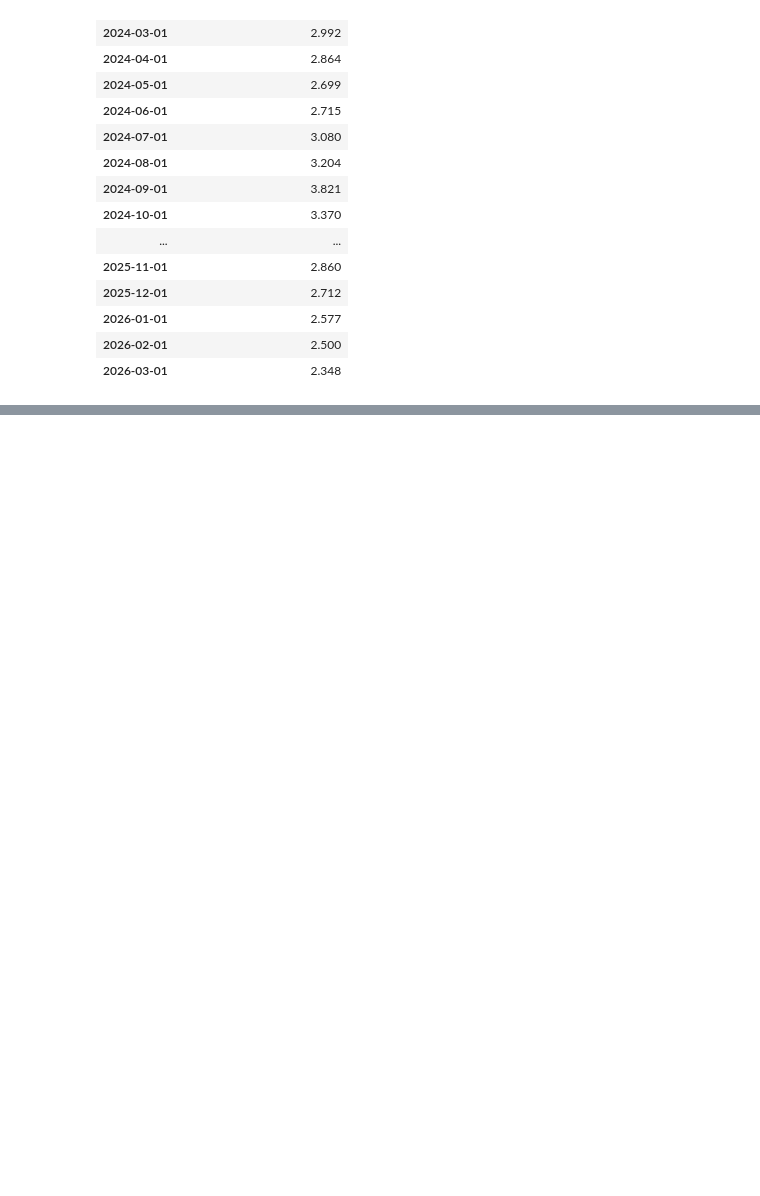
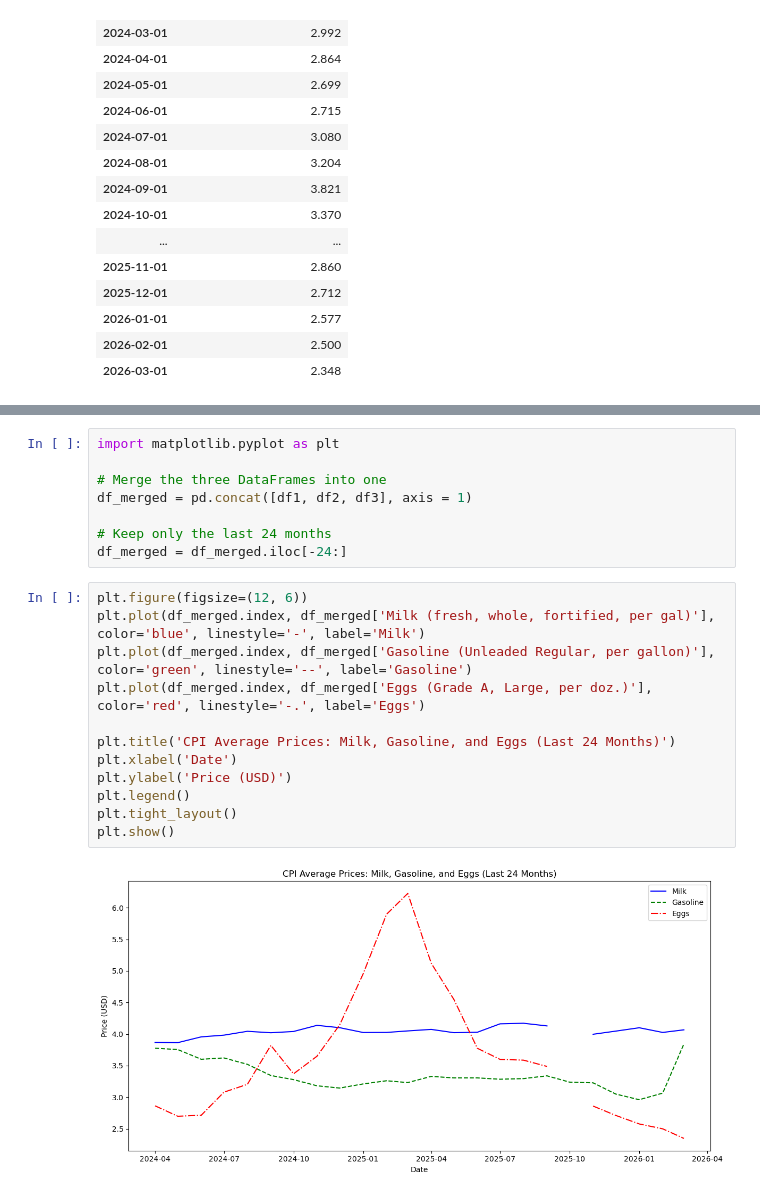
Before and after one commit to 97Peipei/QMSS-GR5072-Spring2026-HWs, a Jupyter notebook: homework-5-main/HU PEIPEI/HW05.ipynb, the cells around one changed output, grey strips where cells are left out. Saved outputs shown, nothing was run; the diff lists cells and outputs as text; blank space fills up the shorter version.

```diff
--- a/homework-5-main/HU PEIPEI/HW05.ipynb
+++ b/homework-5-main/HU PEIPEI/HW05.ipynb
@@ -163,0 +166,22 @@ Status: REQUEST_SUCCEEDED
+# %%
+import matplotlib.pyplot as plt
+
+# Merge the three DataFrames into one
+df_merged = pd.concat([df1, df2, df3], axis = 1)
+
+# Keep only the last 24 months
+df_merged = df_merged.iloc[-24:]
+# %%
+plt.figure(figsize=(12, 6))
+plt.plot(df_merged.index, df_merged['Milk (fresh, whole, fortified, per gal)'], color='blue', linestyle='-', label='Milk')
+plt.plot(df_merged.index, df_merged['Gasoline (Unleaded Regular, per gallon)'], color='green', linestyle='--', label='Gasoline')
+plt.plot(df_merged.index, df_merged['Eggs (Grade A, Large, per doz.)'], color='red', linestyle='-.', label='Eggs')
+
+plt.title('CPI Average Prices: Milk, Gasoline, and Eggs (Last 24 Months)')
+plt.xlabel('Date')
+plt.ylabel('Price (USD)')
+plt.legend()
+plt.tight_layout()
+plt.show()
+# %% [output]
+[figure, added]
```
Also changed, not shown: parts of 2 cells of this notebook.
